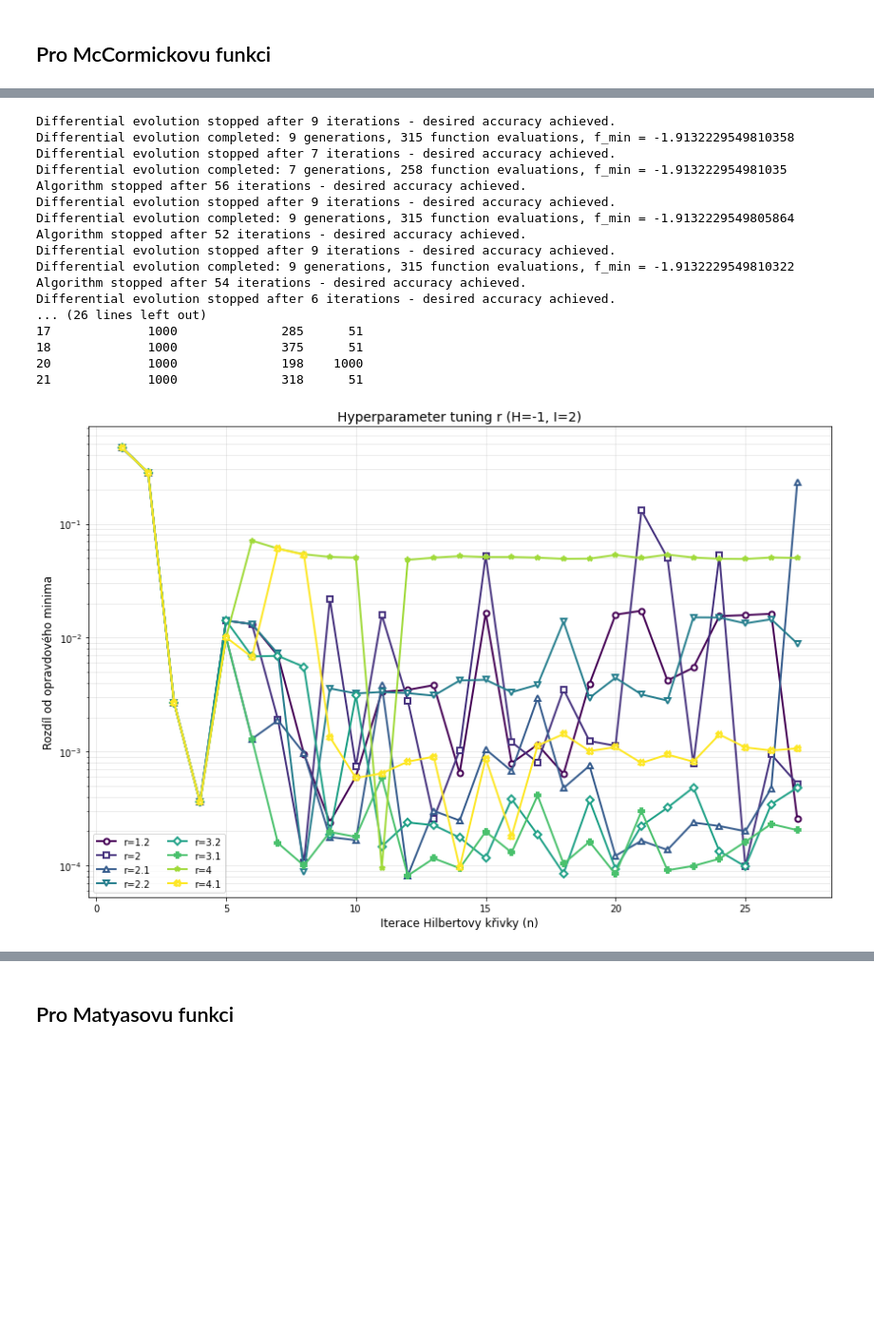
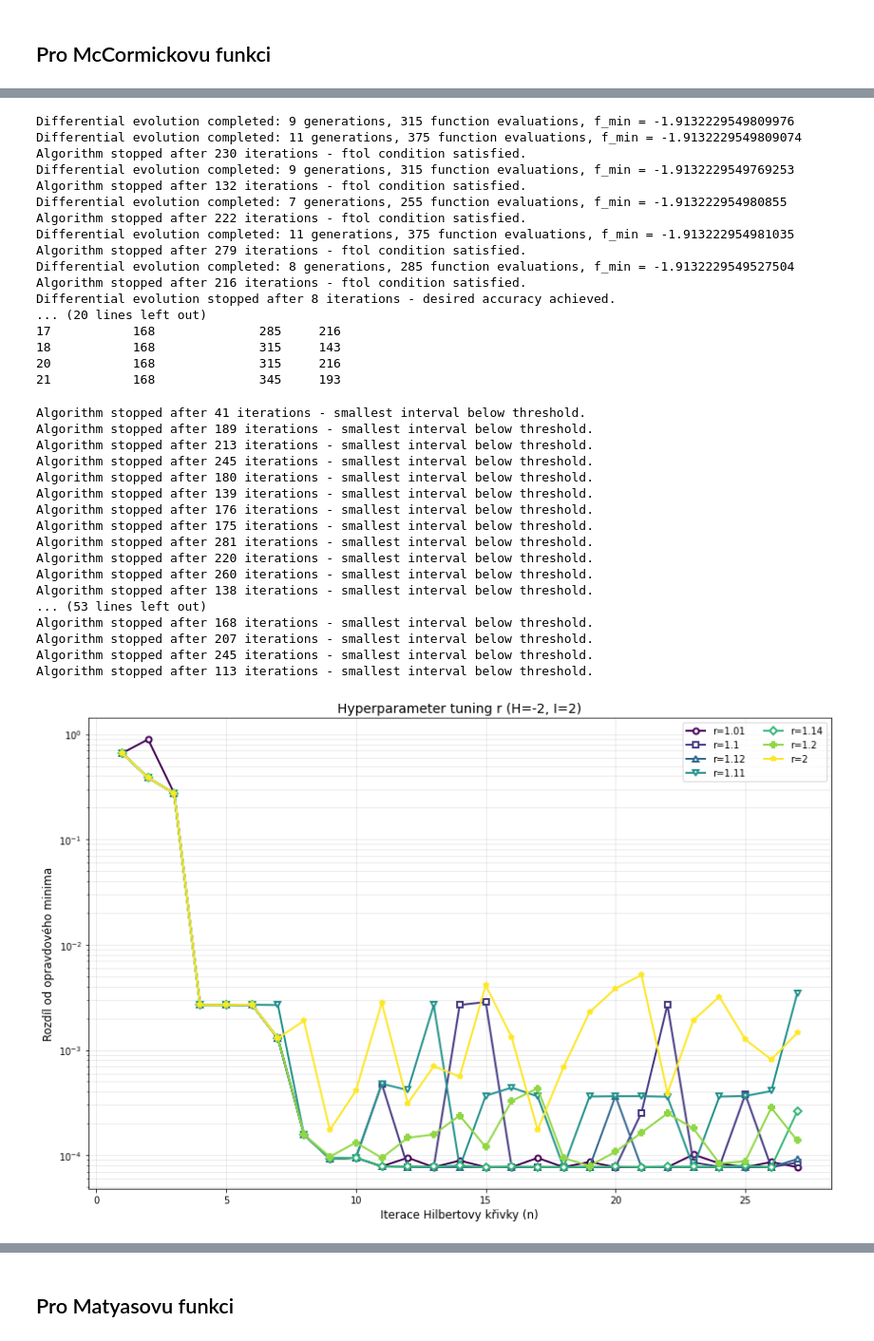
Before and after one commit to NIE0087/BP---prostor-vyplnujici-krivky, a Jupyter notebook: example2D.ipynb, the cells around one changed output, grey strips where cells are left out. Shown at 95% size. Cells and saved outputs as stored; diff of their text form; code cells hidden in the pictures; blank space fills up the shorter version.

```diff
--- a/example2D.ipynb
+++ b/example2D.ipynb
@@ -351,28 +396,46 @@ results, df = h2d.compare_iterations_by_curve_order(
     y_min=y_min2, y_max=y_max2,
     whatFunc=1,
     true_min=true_min2,
-    ftol=1e-3,
-    r=4.1
+    ftol=1e-4,
+    r=1.14,
+    H=-2
 )
 # %% [output]
-Differential evolution stopped after 9 iterations - desired accuracy achieved.
-Differential evolution completed: 9 generations, 315 function evaluations, f_min = -1.9132229549810358
-Differential evolution stopped after 7 iterations - desired accuracy achieved.
-Differential evolution completed: 7 generations, 258 function evaluations, f_min = -1.913222954981035
-Algorithm stopped after 56 iterations - desired accuracy achieved.
-Differential evolution stopped after 9 iterations - desired accuracy achieved.
-Differential evolution completed: 9 generations, 315 function evaluations, f_min = -1.9132229549805864
-Algorithm stopped after 52 iterations - desired accuracy achieved.
-Differential evolution stopped after 9 iterations - desired accuracy achieved.
-Differential evolution completed: 9 generations, 315 function evaluations, f_min = -1.9132229549810322
-Algorithm stopped after 54 iterations - desired accuracy achieved.
-Differential evolution stopped after 6 iterations - desired accuracy achieved.
-... (26 lines left out)
-17             1000              285      51
-18             1000              375      51
-20             1000              198    1000
-21             1000              318      51
+Differential evolution completed: 9 generations, 315 function evaluations, f_min = -1.9132229549809976
+Differential evolution completed: 11 generations, 375 function evaluations, f_min = -1.9132229549809074
+Algorithm stopped after 230 iterations - ftol condition satisfied.
+Differential evolution completed: 9 generations, 315 function evaluations, f_min = -1.9132229549769253
+Algorithm stopped after 132 iterations - ftol condition satisfied.
+Differential evolution completed: 7 generations, 255 function evaluations, f_min = -1.913222954980855
+Algorithm stopped after 222 iterations - ftol condition satisfied.
+Differential evolution completed: 11 generations, 375 function evaluations, f_min = -1.913222954981035
+Algorithm stopped after 279 iterations - ftol condition satisfied.
+Differential evolution completed: 8 generations, 285 function evaluations, f_min = -1.9132229549527504
+Algorithm stopped after 216 iterations - ftol condition satisfied.
+Differential evolution stopped after 8 iterations - desired accuracy achieved.
+... (20 lines left out)
+17           168              285     216
+18           168              315     143
+20           168              315     216
+21           168              345     193
 # %%
-h2d.hyperparameter_tuning_r(r_values=[1.2,2,2.1,2.2,3.2,3.1,4,4.1],H=-1, I=2, eps=1e-5, max_iter=100, N_vals=[1,2,3,4,5,6,7,8,9,10,11,12,13,14,15,16,17,18,19,20,21,22,23,24,25,26,27], whatFunc=1, true_min=true_min2)
+h2d.hyperparameter_tuning_r(r_values=[1.01,1.1,1.12,1.11,1.14,1.2,2,],H=-2, I=2, eps=1e-5, max_iter=300, N_vals=[1,2,3,4,5,6,7,8,9,10,11,12,13,14,15,16,17,18,19,20,21,22,23,24,25,26,27], whatFunc=1, true_min=true_min2)
 # %% [output]
+Algorithm stopped after 41 iterations - smallest interval below threshold.
+Algorithm stopped after 189 iterations - smallest interval below threshold.
+Algorithm stopped after 213 iterations - smallest interval below threshold.
+Algorithm stopped after 245 iterations - smallest interval below threshold.
+Algorithm stopped after 180 iterations - smallest interval below threshold.
+Algorithm stopped after 139 iterations - smallest interval below threshold.
+Algorithm stopped after 176 iterations - smallest interval below threshold.
+Algorithm stopped after 175 iterations - smallest interval below threshold.
+Algorithm stopped after 281 iterations - smallest interval below threshold.
+Algorithm stopped after 220 iterations - smallest interval below threshold.
+Algorithm stopped after 260 iterations - smallest interval below threshold.
+Algorithm stopped after 138 iterations - smallest interval below threshold.
+... (53 lines left out)
+Algorithm stopped after 168 iterations - smallest interval below threshold.
+Algorithm stopped after 207 iterations - smallest interval below threshold.
+Algorithm stopped after 245 iterations - smallest interval below threshold.
+Algorithm stopped after 113 iterations - smallest interval below threshold.
-[figure, old version]
+[figure, new version]
```
Also changed, not shown: parts of 7 cells of this notebook, 3 other files.
